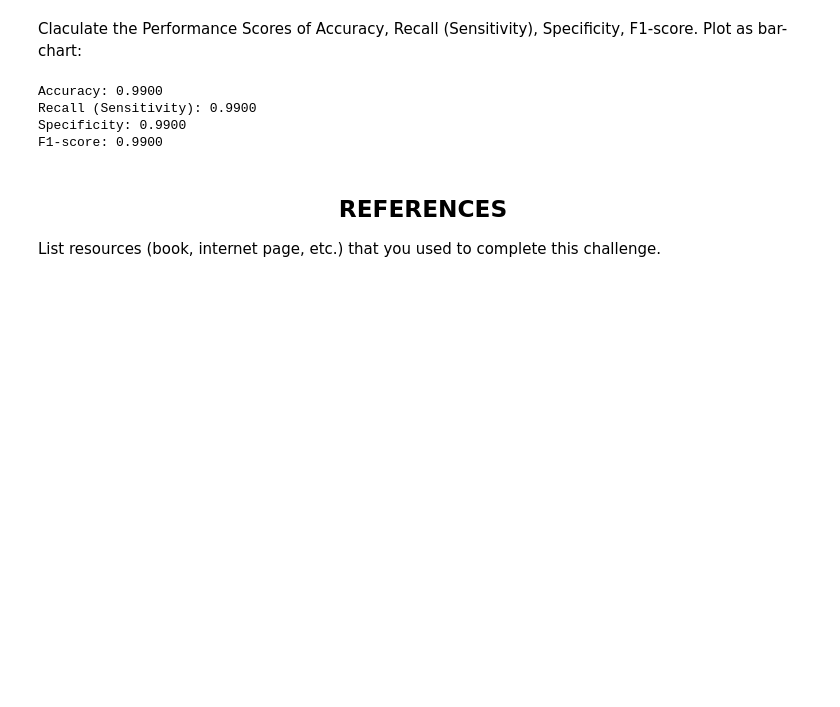
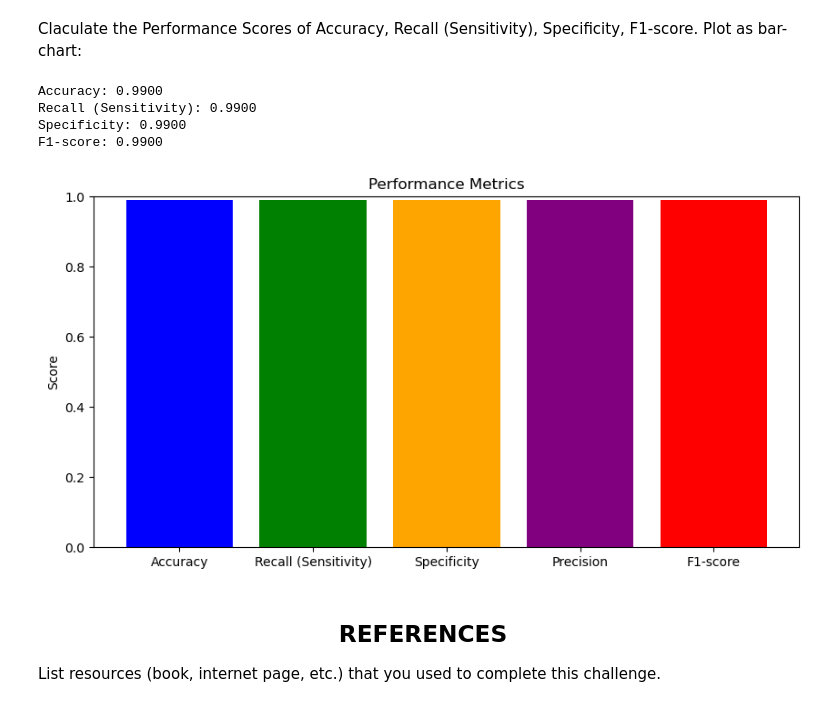
Before and after one commit to arlemoine/cmps470_circuit_breakers, a Jupyter notebook: C0.ipynb, the cells around one changed output. Cells and saved outputs as stored; diff of their text form; code cells hidden in the pictures; blank space fills up the shorter version.

Commit message:
Part 3 Metrics chart

```diff
--- a/C0.ipynb
+++ b/C0.ipynb
@@ -364,28 +364,39 @@ Claculate the Performance Scores of Accuracy, Recall (Sensitivity), Specificity,
 # %%
 TP = cm[0, 0]
 FP = cm[0, 1]
 FN = cm[1, 0]
 TN = cm[1, 1]
 
 accuracy = (TP + TN) / (TP + TN + FP + FN)
 
 recall = TP / (TP + FN) if TP + FN != 0 else 0
 
 specificity = TN / (TN + FP) if TN + FP != 0 else 0
 
 precision = TP / (TP + FP) if TP + FP != 0 else 0
 
 f1 = 2 * (precision * recall) / (precision + recall) if precision + recall != 0 else 0
 
 print(f"Accuracy: {accuracy:.4f}")
 print(f"Recall (Sensitivity): {recall:.4f}")
 print(f"Specificity: {specificity:.4f}")
 print(f"F1-score: {f1:.4f}")
+
+metrics = ['Accuracy', 'Recall (Sensitivity)', 'Specificity', 'Precision', 'F1-score']
+values = [accuracy, recall, specificity, precision, f1]
+
+plt.figure(figsize=(10, 5))
+plt.bar(metrics, values, color=['blue', 'green', 'orange', 'purple', 'red'])
+plt.ylim(0, 1)
+plt.title('Performance Metrics')
+plt.ylabel('Score')
+plt.show()
 # %% [output]
 Accuracy: 0.9900
 Recall (Sensitivity): 0.9900
 Specificity: 0.9900
 F1-score: 0.9900
+[figure, added]
 # %% [markdown]
 ## <center> REFERENCES </center>
 List resources (book, internet page, etc.) that you used to complete this challenge.
```
